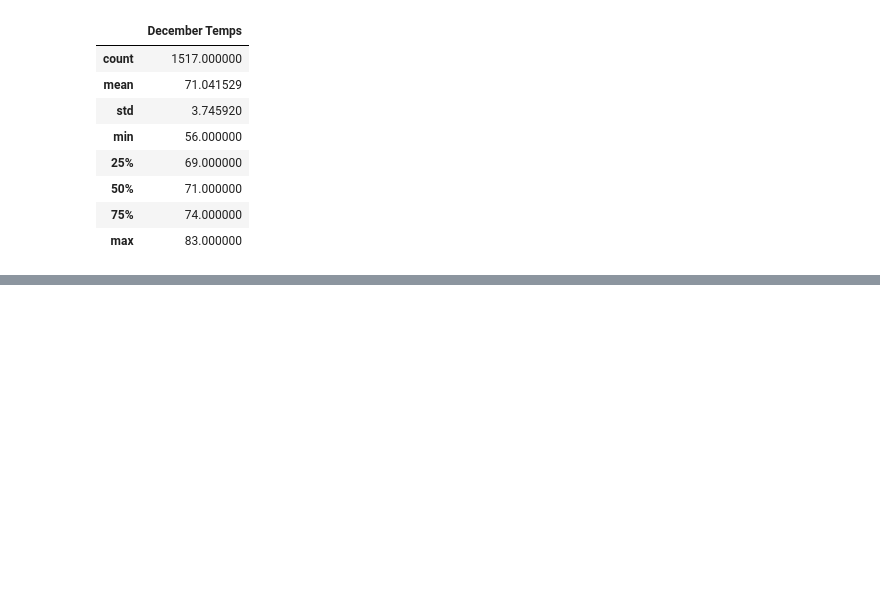
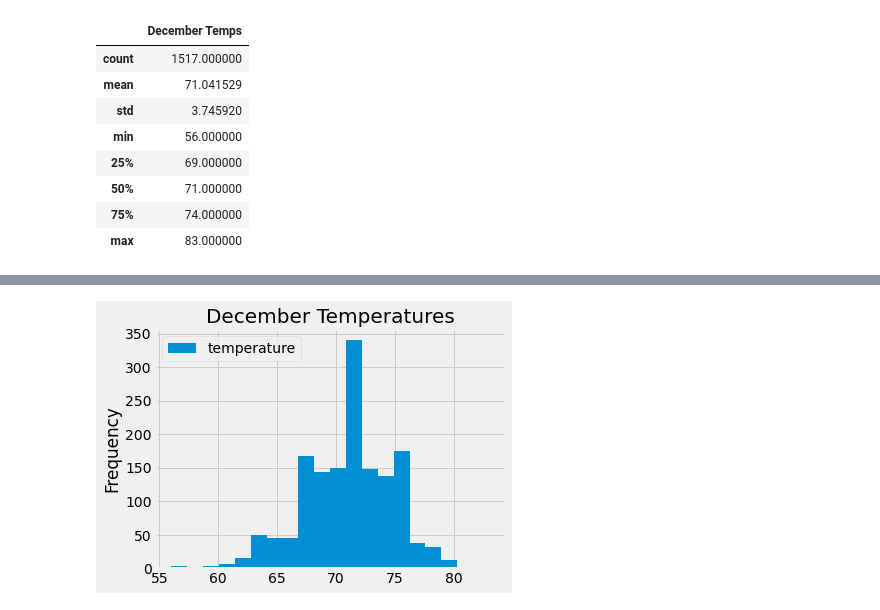
Before and after one commit to Qu3enK/surfs_up, a Jupyter notebook: SurfsUp_Challenge.ipynb, the cells around one changed output, grey strips where cells are left out. Drawn from its saved outputs; the diff is of its cells as text; code cells hidden in the pictures; blank space fills up the shorter version.

```diff
--- a/SurfsUp_Challenge.ipynb
+++ b/SurfsUp_Challenge.ipynb
@@ -158,0 +174,8 @@ dec_df.describe().rename(columns={'temperature':'December Temps'})
+# %%
+# Plot December results for summary stats visualization
+dec_fig = dec_df.plot.hist(bins=20)
+plt.tight_layout()
+dec_fig.set_title("December Temperatures", fontsize=20)
+plt.savefig("Resources/December Graph.png")
+# %% [output]
+[figure, added]
```
Also changed, not shown: parts of 4 cells of this notebook, 4 other files.
